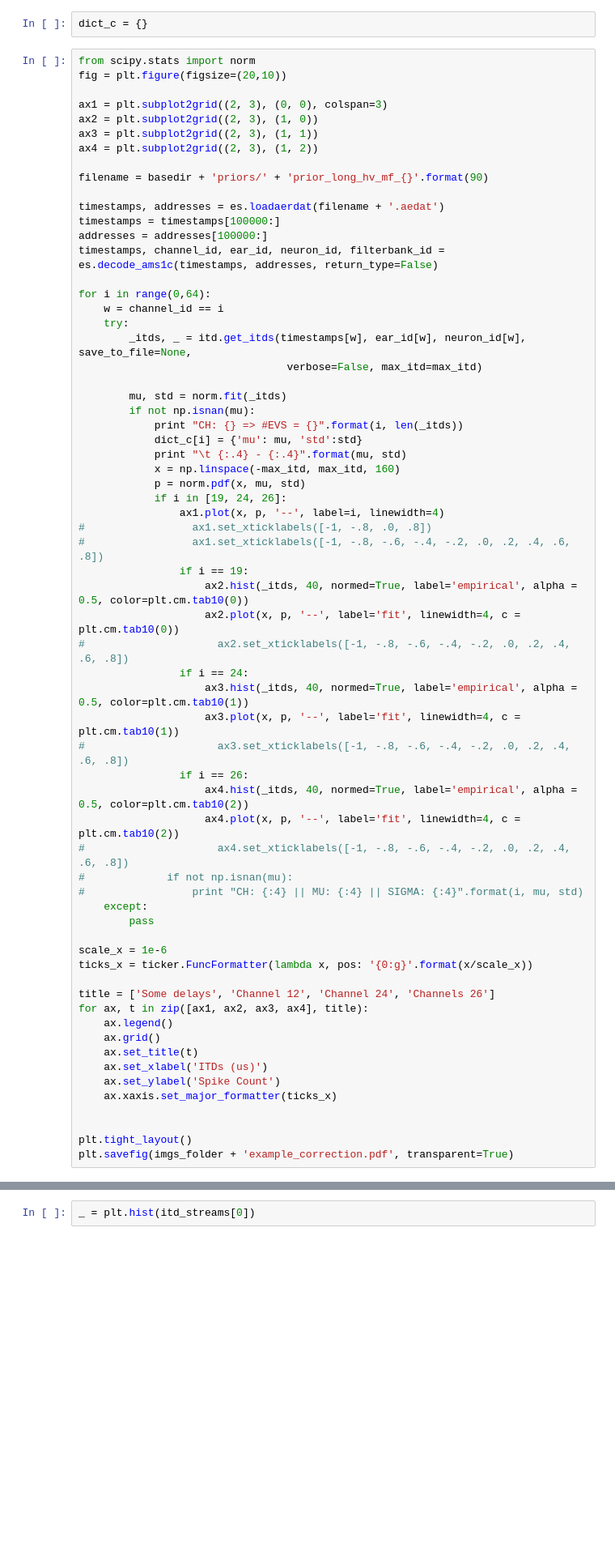
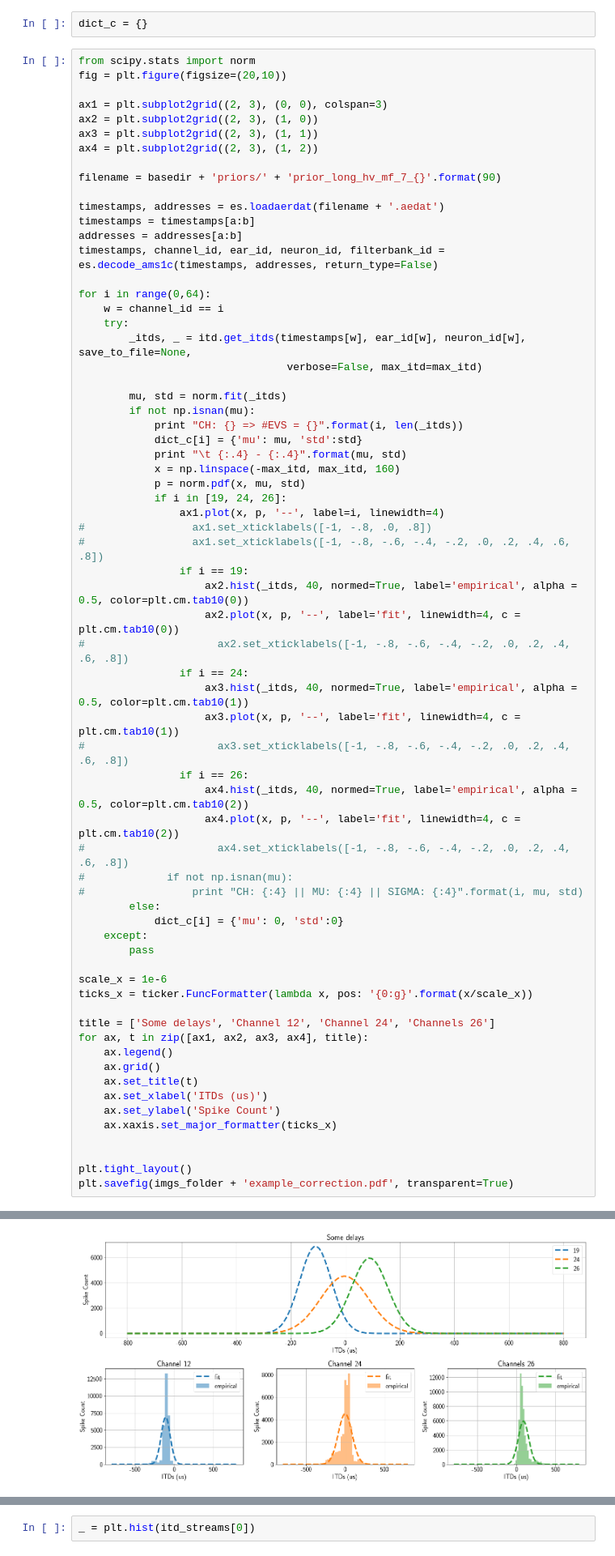
Before and after one commit to SensorsAudioINI/caesar_icassp2019, a Jupyter notebook: check_priors.ipynb, the cells around one changed output, grey strips where cells are left out. Shown at 81% size. Saved outputs shown, nothing was run; the diff lists cells and outputs as text; blank space fills up the shorter version.

```diff
--- a/check_priors.ipynb
+++ b/check_priors.ipynb
@@ -62,11 +70,11 @@ ax2 = plt.subplot2grid((2, 3), (1, 0))
 ax3 = plt.subplot2grid((2, 3), (1, 1))
 ax4 = plt.subplot2grid((2, 3), (1, 2))
 
-filename = basedir + 'priors/' + 'prior_long_hv_mf_{}'.format(90)
+filename = basedir + 'priors/' + 'prior_long_hv_mf_7_{}'.format(90)
 
 timestamps, addresses = es.loadaerdat(filename + '.aedat')
-timestamps = timestamps[100000:]
-addresses = addresses[100000:]
+timestamps = timestamps[a:b]
+addresses = addresses[a:b]
 timestamps, channel_id, ear_id, neuron_id, filterbank_id = es.decode_ams1c(timestamps, addresses, return_type=False)
 
 for i in range(0,64):
@@ -100,6 +108,8 @@ for i in range(0,64):
 #                     ax4.set_xticklabels([-1, -.8, -.6, -.4, -.2, .0, .2, .4, .6, .8])
 #             if not np.isnan(mu):
 #                 print "CH: {:4} || MU: {:4} || SIGMA: {:4}".format(i, mu, std)
+        else:
+            dict_c[i] = {'mu': 0, 'std':0}
     except:
         pass
 
@@ -118,3 +128,4 @@ for ax, t in zip([ax1, ax2, ax3, ax4], title):
 
 plt.tight_layout()
 plt.savefig(imgs_folder + 'example_correction.pdf', transparent=True)
+# %% [output]
@@ -121,3 +149,4 @@ plt.savefig(imgs_folder + 'example_correction.pdf', transparent=True)
+[figure, added]
 # %%
 timestamps, addresses = es.loadaerdat(filename + '.aedat')
 timestamps = timestamps[10000:]
```
Also changed, not shown: parts of 22 cells of this notebook, 6 other files.
